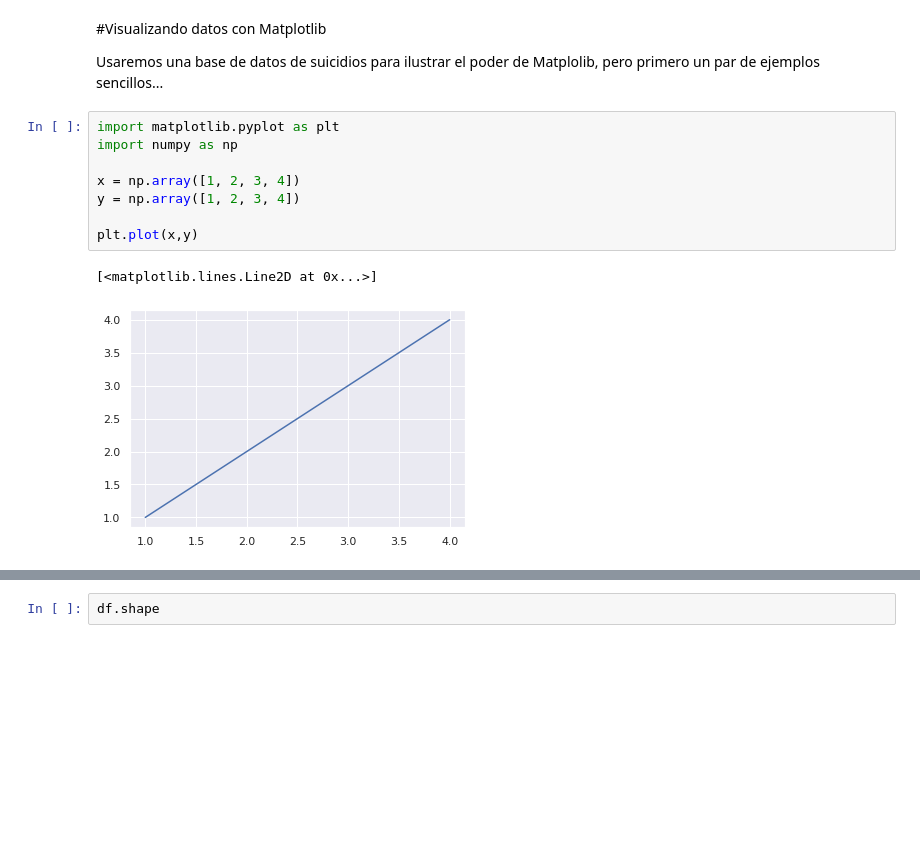
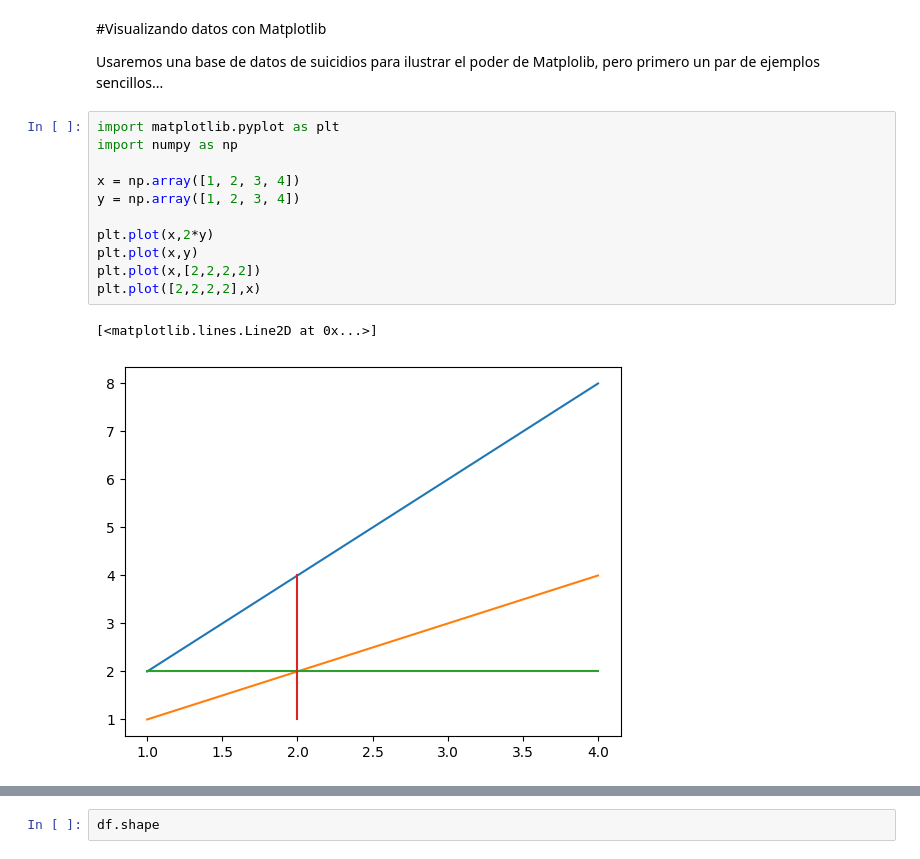
Before and after one commit to Fermu25/Cursos, a Jupyter notebook: Tutorial_Matplotlib.ipynb, the cells around one changed output, grey strips where cells are left out. Drawn from its saved outputs; the diff is of its cells as text; blank space fills up the shorter version.

```diff
--- a/Tutorial_Matplotlib.ipynb
+++ b/Tutorial_Matplotlib.ipynb
@@ -7,12 +7,15 @@ Usaremos una base de datos de suicidios para ilustrar el poder de Matplolib, per
 # %%
 import matplotlib.pyplot as plt
 import numpy as np
 
 x = np.array([1, 2, 3, 4])
 y = np.array([1, 2, 3, 4])
 
+plt.plot(x,2*y)
 plt.plot(x,y)
+plt.plot(x,[2,2,2,2])
+plt.plot([2,2,2,2],x)
 # %% [output]
 [<matplotlib.lines.Line2D at 0x...>]
-[figure, old version]
+[figure, new version]
 # %%
```
Also changed, not shown: parts of 22 cells of this notebook.
